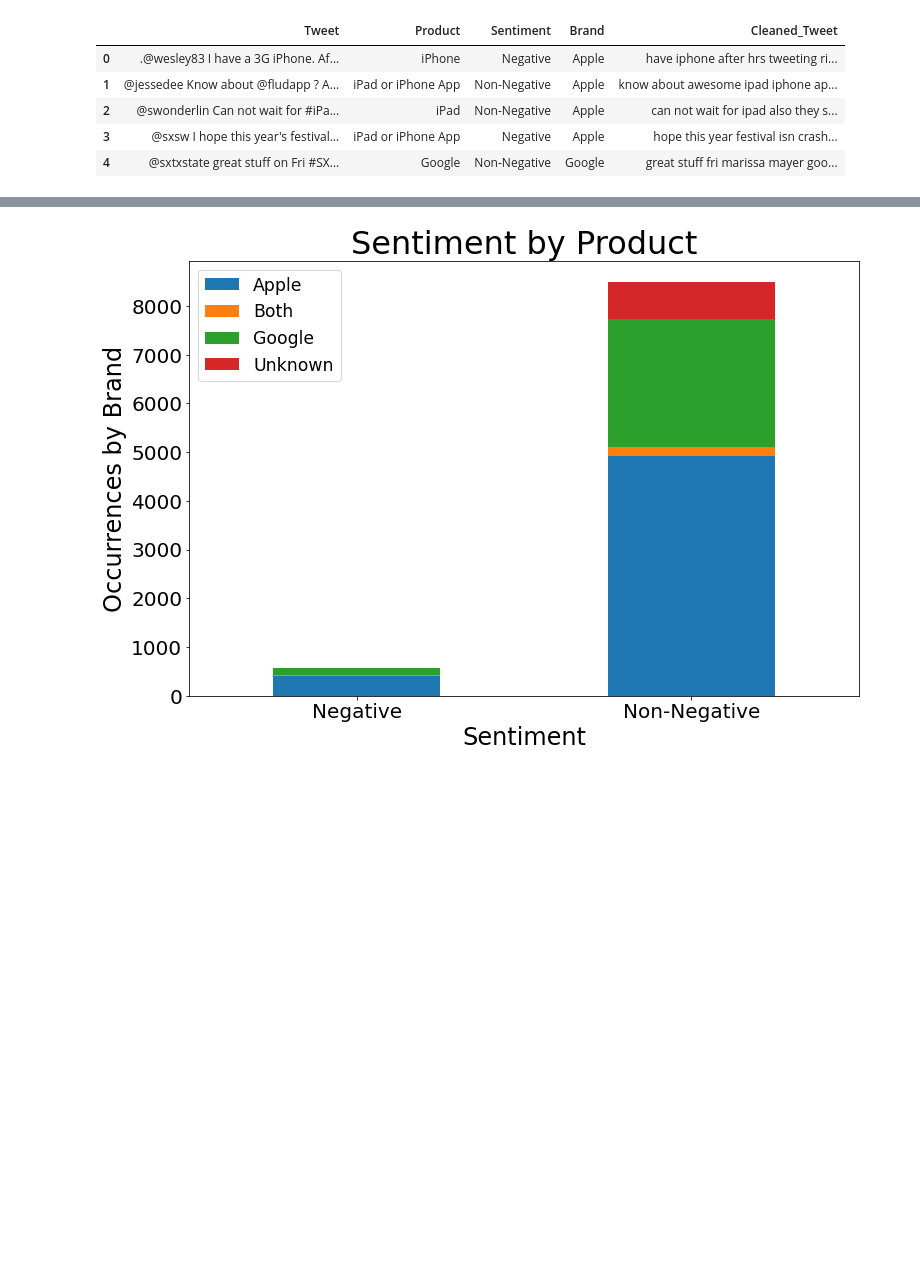
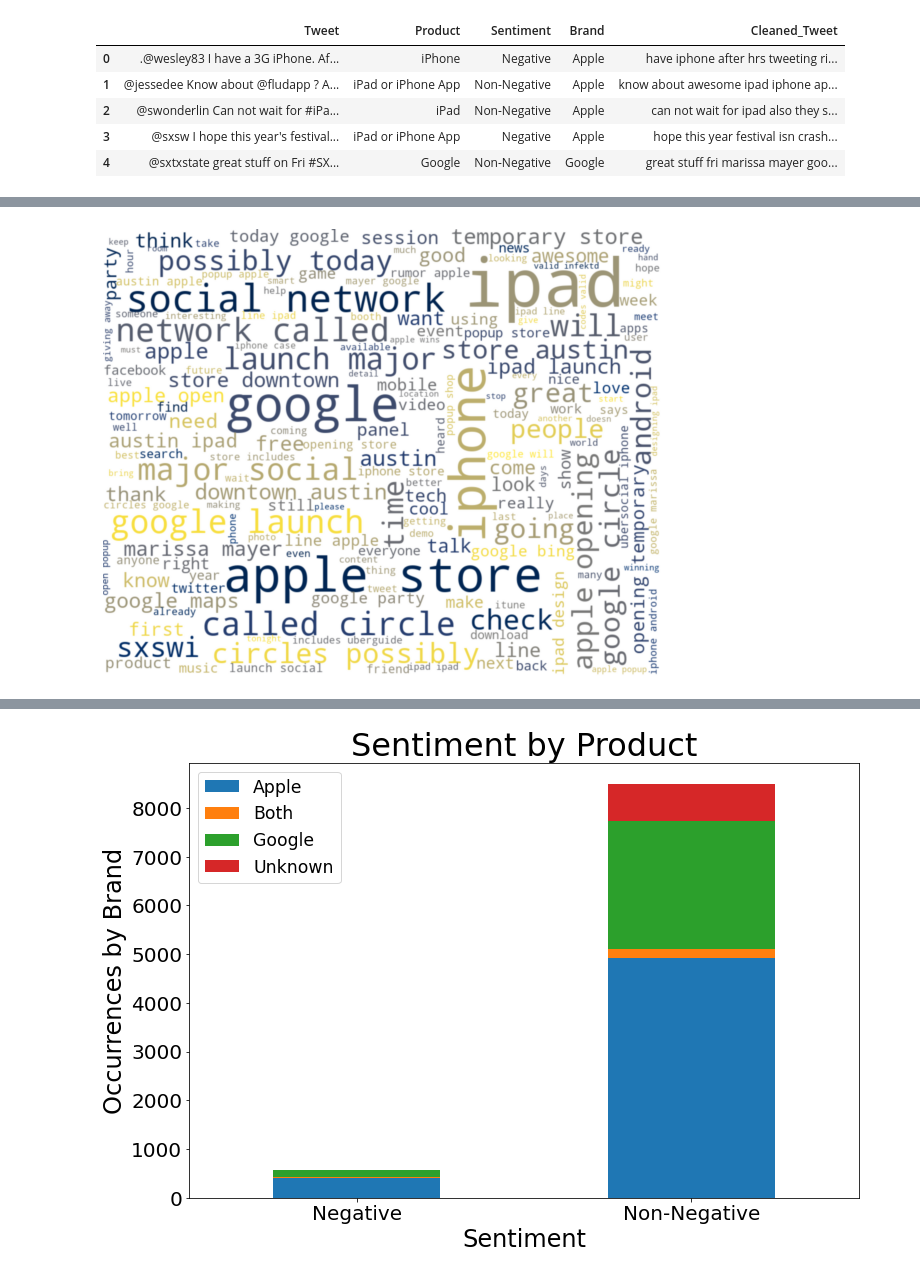
Before and after one commit to drewbycakes/project4, a Jupyter notebook: dataCleaning.ipynb, the cells around one changed output, grey strips where cells are left out. Saved outputs shown, nothing was run; the diff lists cells and outputs as text; code cells hidden in the pictures; blank space fills up the shorter version.

```diff
--- a/dataCleaning.ipynb
+++ b/dataCleaning.ipynb
@@ -240,3 +240,21 @@ fig.tight_layout()
+# %%
+import string
+from wordcloud import WordCloud
+word_cloud = WordCloud(width = 1000,
+                       height = 800,
+                       colormap = 'cividis',
+                       margin = 0,
+                       max_words = 200,
+                       min_word_length = 4,
+                       max_font_size = 120, min_font_size = 15,
+                       background_color = "white").generate(" ".join(df['Cleaned_Tweet']))
+
+plt.figure(figsize = (10, 15))
+plt.imshow(word_cloud, interpolation = "gaussian")
+plt.axis("off")
+plt.show()
+# %% [output]
+[figure, added]
 # %%
 df.head()
 # %% [output]
```
Also changed, not shown: parts of 7 cells of this notebook.
